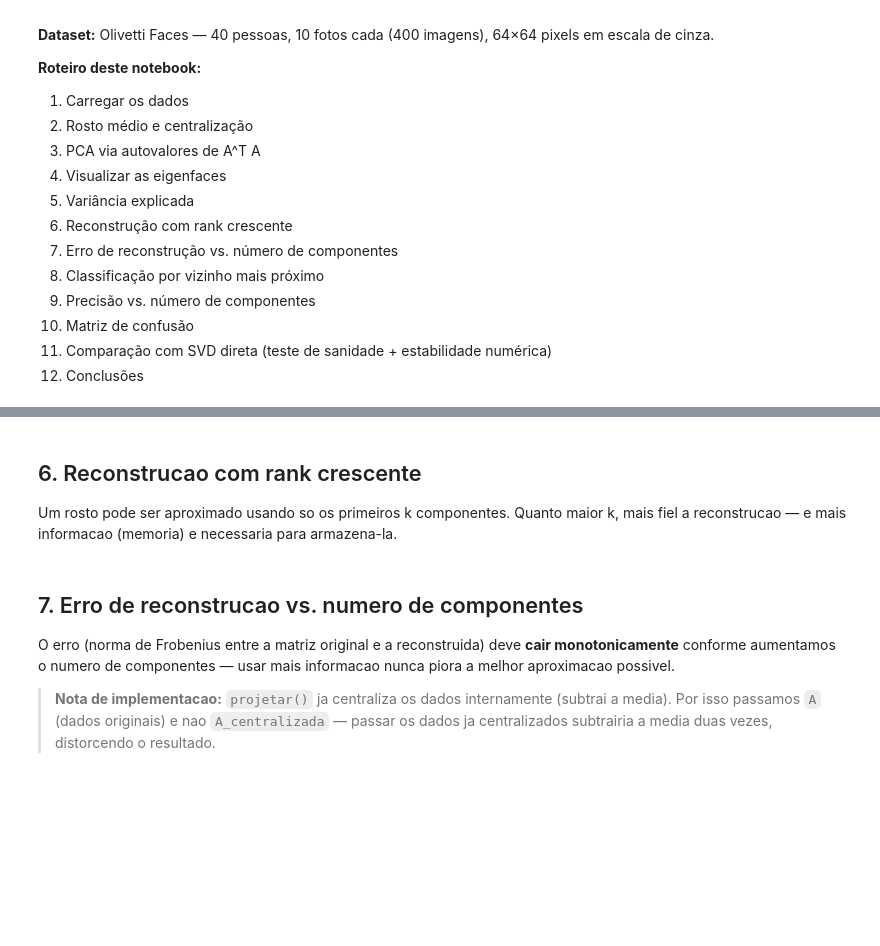
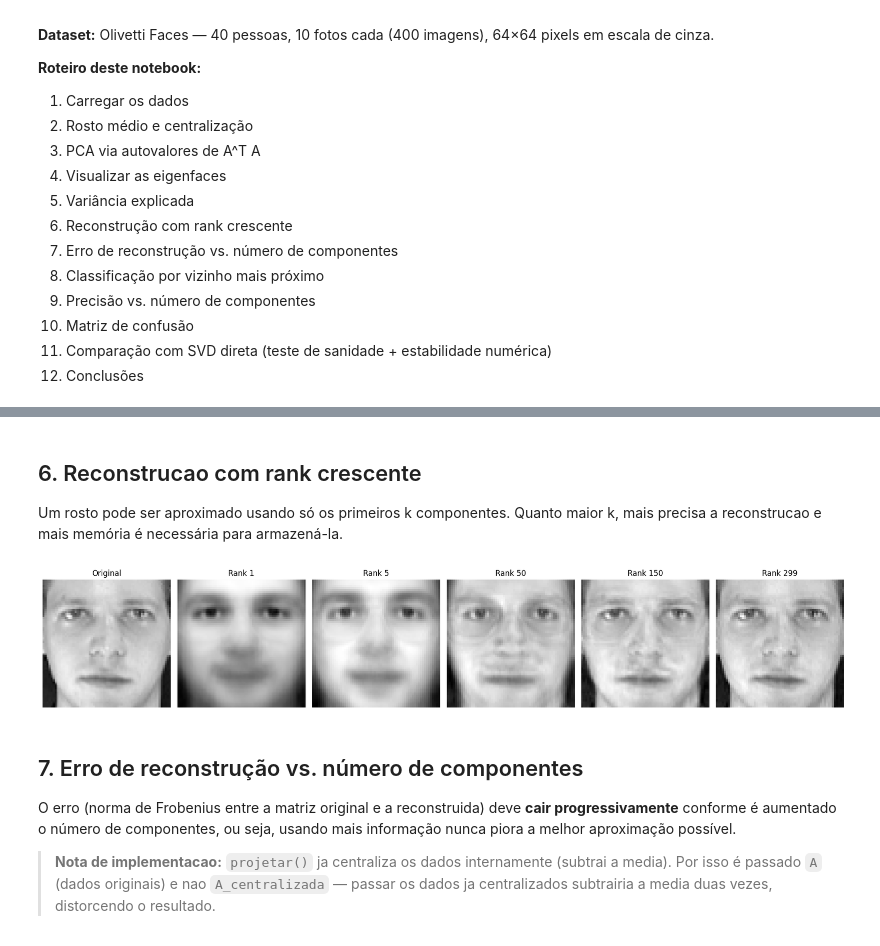
Before and after one commit to danielrpiccoli/eigenfaces, a Jupyter notebook: notebooks/eigenfaces_completo.ipynb, the cells around one changed output, grey strips where cells are left out. Drawn from its saved outputs; the diff is of its cells as text; code cells hidden in the pictures; blank space fills up the shorter version.

```diff
--- a/notebooks/eigenfaces_completo.ipynb
+++ b/notebooks/eigenfaces_completo.ipynb
@@ -39,10 +39,13 @@ Cada imagem (64x64 pixels) e "esticada" em um vetor de 4096 numeros. Empilhando
 # %%
-dados = fetch_olivetti_faces()
-imagens = dados.images          # (400, 64, 64)
-rotulos = dados.target          # (400,) -> id da pessoa, 0 a 39
+import numpy as np
+
+caminho_npz = "/content/olivetti_faces.npz"  # ajuste se subiu em outro lugar
+dados_npz = np.load(caminho_npz)
+imagens = dados_npz["imagens"]
+rotulos = dados_npz["rotulos"]
 
 altura, largura = imagens.shape[1], imagens.shape[2]
-A = imagens.reshape(imagens.shape[0], -1).T   # (4096, 400)
+A = imagens.reshape(imagens.shape[0], -1).T
 n_pixels, n_amostras = A.shape
 n_pessoas = len(set(rotulos))
 
@@ -162,37 +180,39 @@ plt.show()
 # %% [markdown]
 ## 6. Reconstrucao com rank crescente
 
-Um rosto pode ser aproximado usando so os primeiros k componentes. Quanto maior k,
-mais fiel a reconstrucao — e mais informacao (memoria) e necessaria para armazena-la.
+Um rosto pode ser aproximado usando só os primeiros k componentes. Quanto maior k,
+mais precisa a reconstrucao e mais memória é necessária para armazená-la.
 # %%
 indice_exemplo = 0
-ranks = [5, 20, 50]
+ranks = [1, 5, 50, 150, 299]
 
 imagens_reconstruidas = [A[:, indice_exemplo]]
 titulos = ["Original"]
 
 for r in ranks:
     coef = projetar(A[:, [indice_exemplo]], media, autovetores_completos[:, :r])
     recon = reconstruir(coef, media, autovetores_completos[:, :r])
     imagens_reconstruidas.append(recon[:, 0])
     titulos.append(f"Rank {r}")
 
 fig, eixos = plt.subplots(1, len(imagens_reconstruidas), figsize=(3 * len(imagens_reconstruidas), 3.3))
 for eixo, img, titulo in zip(eixos, imagens_reconstruidas, titulos):
     eixo.imshow(img.reshape(altura, largura), cmap="gray")
     eixo.set_title(titulo)
     eixo.axis("off")
 plt.tight_layout()
 plt.show()
+# %% [output]
+[figure, added]
 # %% [markdown]
-## 7. Erro de reconstrucao vs. numero de componentes
+## 7. Erro de reconstrução vs. número de componentes
 
 O erro (norma de Frobenius entre a matriz original e a reconstruida) deve **cair
-monotonicamente** conforme aumentamos o numero de componentes — usar mais informacao
-nunca piora a melhor aproximacao possivel.
+progressivamente** conforme é aumentado o número de componentes, ou seja, usando mais informação
+nunca piora a melhor aproximação possível.
 
 > **Nota de implementacao:** `projetar()` ja centraliza os dados internamente
-> (subtrai a media). Por isso passamos `A` (dados originais) e nao `A_centralizada`
+> (subtrai a media). Por isso é passado `A` (dados originais) e nao `A_centralizada`
 > — passar os dados ja centralizados subtrairia a media duas vezes, distorcendo o
 > resultado.
 # %%
```
Also changed, not shown: parts of 22 cells of this notebook.
